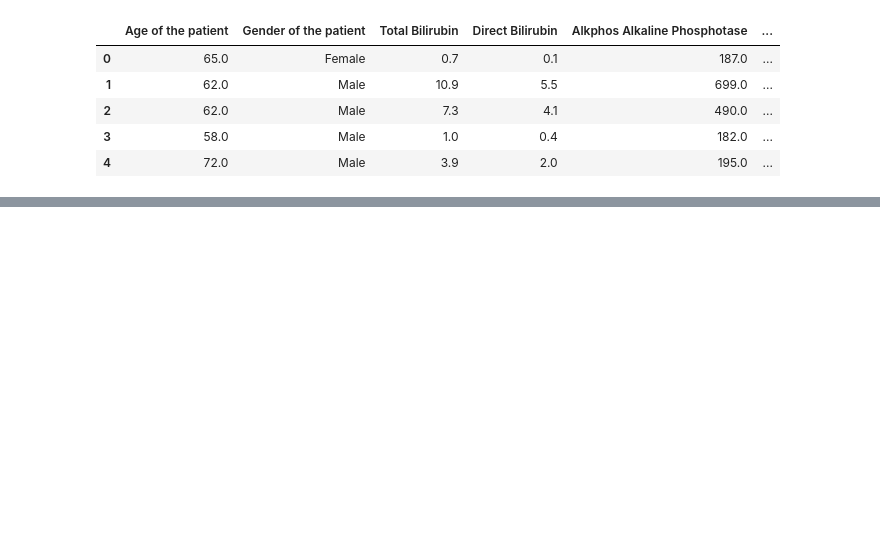
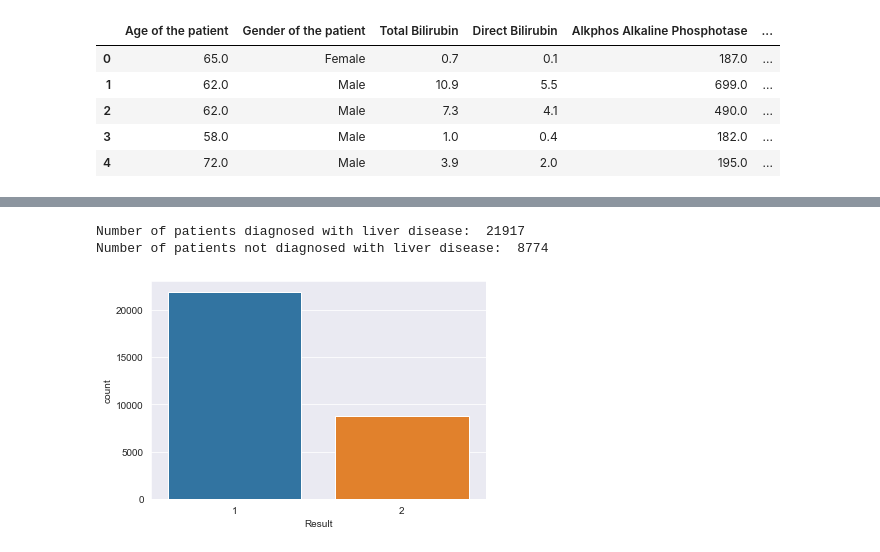
Before and after one commit to RamicAmir/Grupp2-Machine-Learning, a Jupyter notebook: liver-disease/liver_dataset.ipynb, the cells around one changed output, grey strips where cells are left out. Cells and saved outputs as stored; diff of their text form; code cells hidden in the pictures; blank space fills up the shorter version.

```diff
--- a/liver-disease/liver_dataset.ipynb
+++ b/liver-disease/liver_dataset.ipynb
@@ -27,0 +101,10 @@ liver_df.head()
+# %%
+sns.countplot(data=liver_df, x = 'Result', label='Count')
+
+LD, NLD = liver_df['Result'].value_counts()
+print('Number of patients diagnosed with liver disease: ',LD)
+print('Number of patients not diagnosed with liver disease: ',NLD)
+# %% [output]
+Number of patients diagnosed with liver disease:  21917
+Number of patients not diagnosed with liver disease:  8774
+[figure, added]
```
Also changed, not shown: parts of 21 cells of this notebook.
